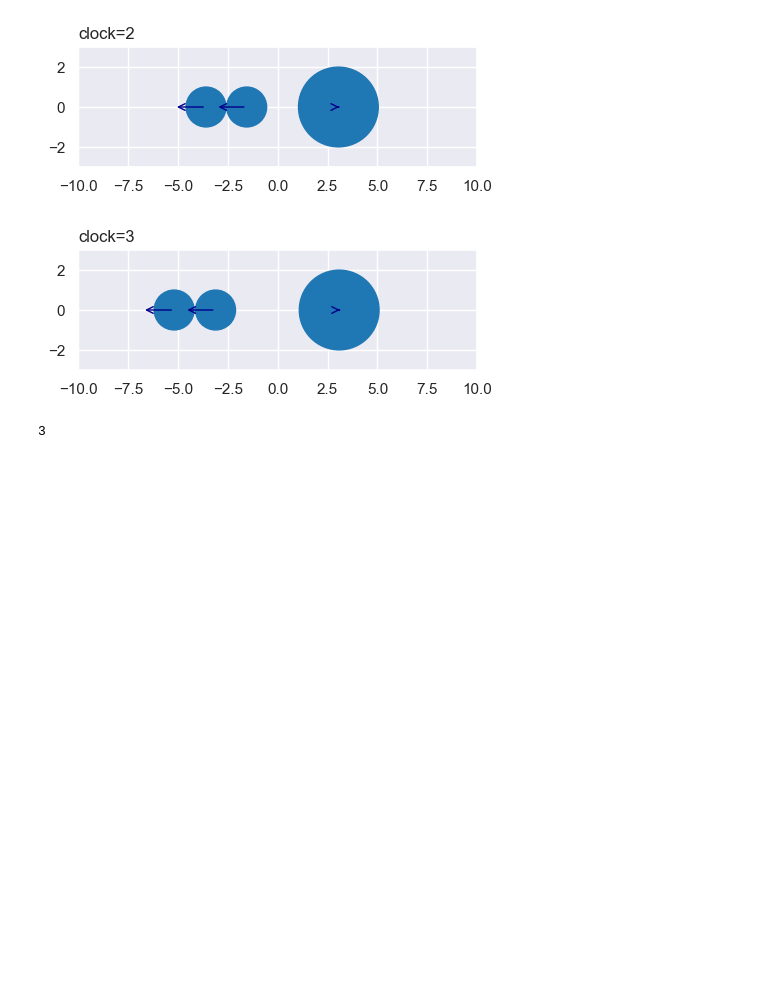
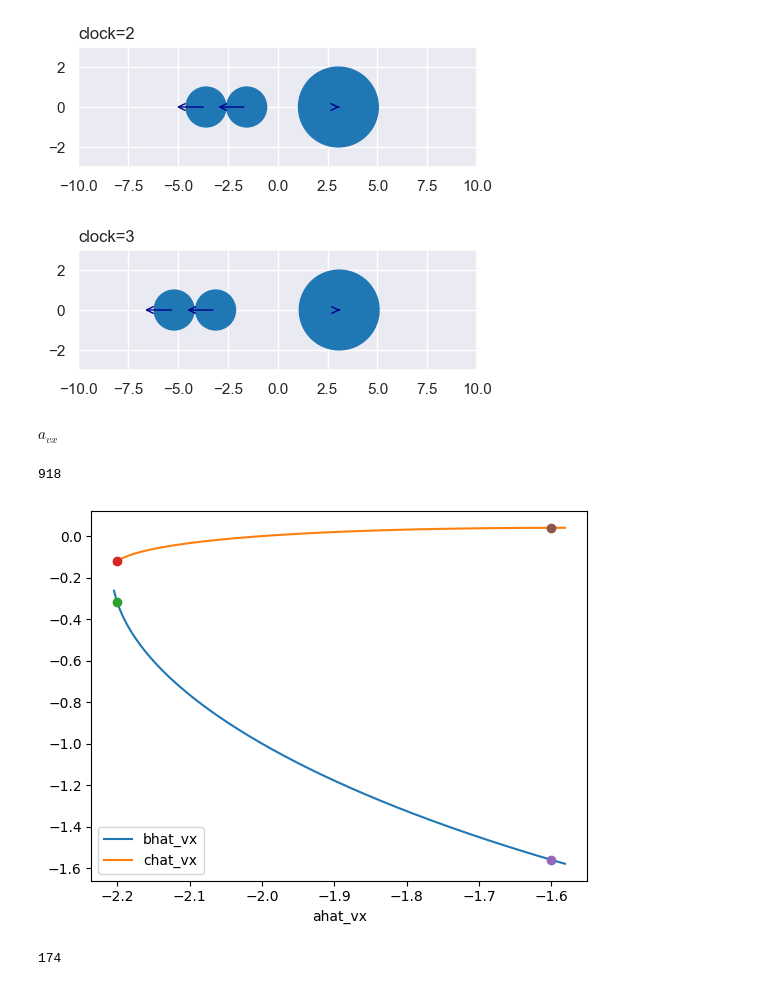
Before and after one commit to CarlKCarlK/perfect-physics, a Jupyter notebook: part_5_pydata.ipynb, the cells around one changed output. Cells and saved outputs as stored; diff of their text form; code cells hidden in the pictures; blank space fills up the shorter version.

```diff
--- a/part_5_pydata.ipynb
+++ b/part_5_pydata.ipynb
@@ -204,7 +204,63 @@ left -8/5, middle -39/25, right 1/25
 [figure]
 [figure]
 [figure]
-# %%
-len(ss_calist)
-# %% [output]
-3
+# %%
+from sympy import symbols, Eq, nonlinsolve
+a_vx, a_m, ahat_vx =  symbols("a_vx, a_m, ahat_vx")
+b_vx, b_m, bhat_vx =  symbols("b_vx, b_m, bhat_vx")
+c_vx, c_m, chat_vx =  symbols("c_vx, c_m, chat_vx")
+
+# conservation of energy
+energy_before = a_m * a_vx**2 / 2 + b_m * b_vx**2 / 2 + c_m * c_vx**2 / 2
+energy_after = a_m * ahat_vx**2 / 2 + b_m * bhat_vx**2 / 2 + c_m * chat_vx**2 / 2
+eq1 = Eq(energy_before, energy_after)
+# conservation of momentum (x)
+eq2 = Eq(a_m * a_vx + b_m * b_vx + c_m * c_vx, a_m * ahat_vx + b_m * bhat_vx + c_m * chat_vx)
+
+three_in_a_row = nonlinsolve([eq1, eq2], [bhat_vx, chat_vx])
+# %%
+ahat_vx
+# %% [output]
+$\displaystyle \hat{a}_{vx}$
+# %%
+import numpy as np
+import matplotlib.pyplot as plt
+from sympy import S
+
+details = {a_m:1, b_m:1, c_m:4, a_vx:1, b_vx:0, c_vx:-1}
+game = [[-11/5,-8/25,-3/25],[-8/5,-39/25, 1/25]]
+a = np.linspace(-2.5,1.1,1000)
+for b, c in list(three_in_a_row):
+    b = np.array([b.subs(details).subs("ahat_vx", ai) for ai in a])
+    c = np.array([c.subs(details).subs("ahat_vx", ai) for ai in a])
+    b_mask = [np.isreal(complex(bi)) for bi in b]
+    c_mask = [np.isreal(complex(ci)) for ci in c]
+    bc_mask = np.logical_and(b_mask, c_mask)
+    a = np.array(a[bc_mask])
+    b = np.array(b[bc_mask])
+    c = np.array(c[bc_mask])
+    order_mask =np.array([ai <= bi <= ci for ai, bi, ci in zip(a, b, c)], dtype=bool)
+    print(len(order_mask))
+    a = a[order_mask]
+    b = b[order_mask]
+    c = c[order_mask]
+
+    if len(a) == 0:
+        continue
+
+    plt.plot(a,b, label="bhat_vx")
+    plt.plot(a,c, label="chat_vx")
+    plt.legend()
+    plt.xlabel("ahat_vx")
+
+
+
+    for ag, bg, cg in game:
+        plt.plot(ag, bg,  marker="o", linestyle='none')
+        plt.plot(ag, cg,  marker="o", linestyle='none')
+
+    plt.show()
+# %% [output]
+918
+[figure, added]
+174
```
Also changed, not shown: parts of 4 cells of this notebook.
